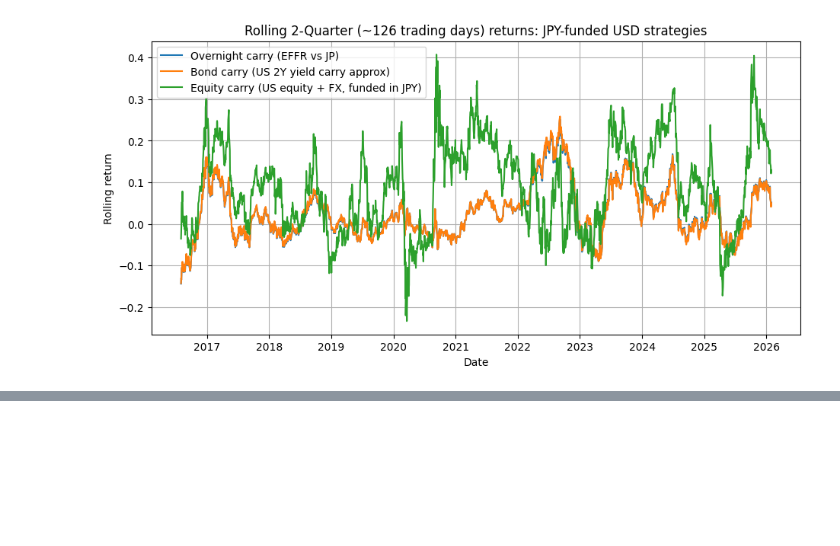
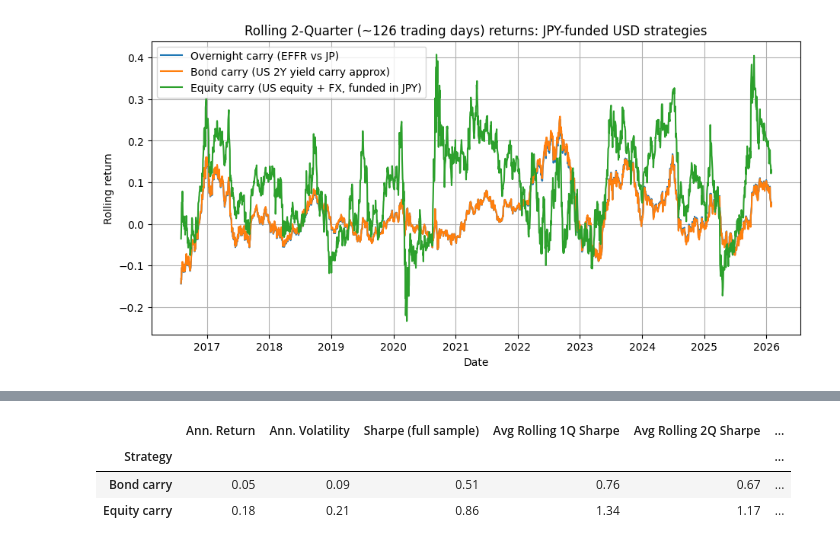
Before and after one commit to UncurledGuide/Carry_Trade_and_Forex_Exploration, a Jupyter notebook: JPYCarryTradeChart.ipynb, the cells around one changed output, grey strips where cells are left out. Drawn from its saved outputs; the diff is of its cells as text; code cells hidden in the pictures; blank space fills up the shorter version.

```diff
--- a/JPYCarryTradeChart.ipynb
+++ b/JPYCarryTradeChart.ipynb
@@ -236,0 +433,54 @@ plt.show()
+# %%
+import pandas as pd
+import numpy as np
+
+# ---------- helpers ----------
+def annualized_stats(daily_returns, periods_per_year=252):
+    mean_ann = daily_returns.mean() * periods_per_year
+    vol_ann = daily_returns.std() * np.sqrt(periods_per_year)
+    sharpe = mean_ann / vol_ann
+    return mean_ann, vol_ann, sharpe
+
+def avg_rolling_sharpe(daily_returns, window):
+    rolling_sharpe = (
+        daily_returns
+        .rolling(window)
+        .apply(lambda x: (x.mean() / x.std()) * np.sqrt(252), raw=False)
+    )
+    return rolling_sharpe.mean()
+
+# ---------- horizons ----------
+W_1Q = 63
+W_2Q = 126
+W_1Y = 252
+W_3Y = 252 * 3
+
+# ---------- build table ----------
+rows = []
+
+for name, series in [
+    ("Bond carry", ret_bond),
+    ("Equity carry", ret_equity)
+]:
+    mean_ann, vol_ann, sharpe_full = annualized_stats(series)
+
+    rows.append({
+        "Strategy": name,
+        "Ann. Return": mean_ann,
+        "Ann. Volatility": vol_ann,
+        "Sharpe (full sample)": sharpe_full,
+        "Avg Rolling 1Q Sharpe": avg_rolling_sharpe(series, W_1Q),
+        "Avg Rolling 2Q Sharpe": avg_rolling_sharpe(series, W_2Q),
+        "Avg Rolling 1Y Sharpe": avg_rolling_sharpe(series, W_1Y),
+        "Avg Rolling 3Y Sharpe": avg_rolling_sharpe(series, W_3Y),
+    })
+
+summary_table = pd.DataFrame(rows).set_index("Strategy")
+
+summary_table = summary_table.round(2)
+summary_table
+# %% [output]
+|  | Ann. Return | Ann. Volatility | Sharpe (full sample) | Avg Rolling 1Q Sharpe | Avg Rolling 2Q Sharpe | ... |
+| Strategy |  |  |  |  |  | ... |
+| Bond carry | 0.05 | 0.09 | 0.51 | 0.76 | 0.67 | ... |
+| Equity carry | 0.18 | 0.21 | 0.86 | 1.34 | 1.17 | ... |
```
Also changed, not shown: parts of 3 cells of this notebook.
